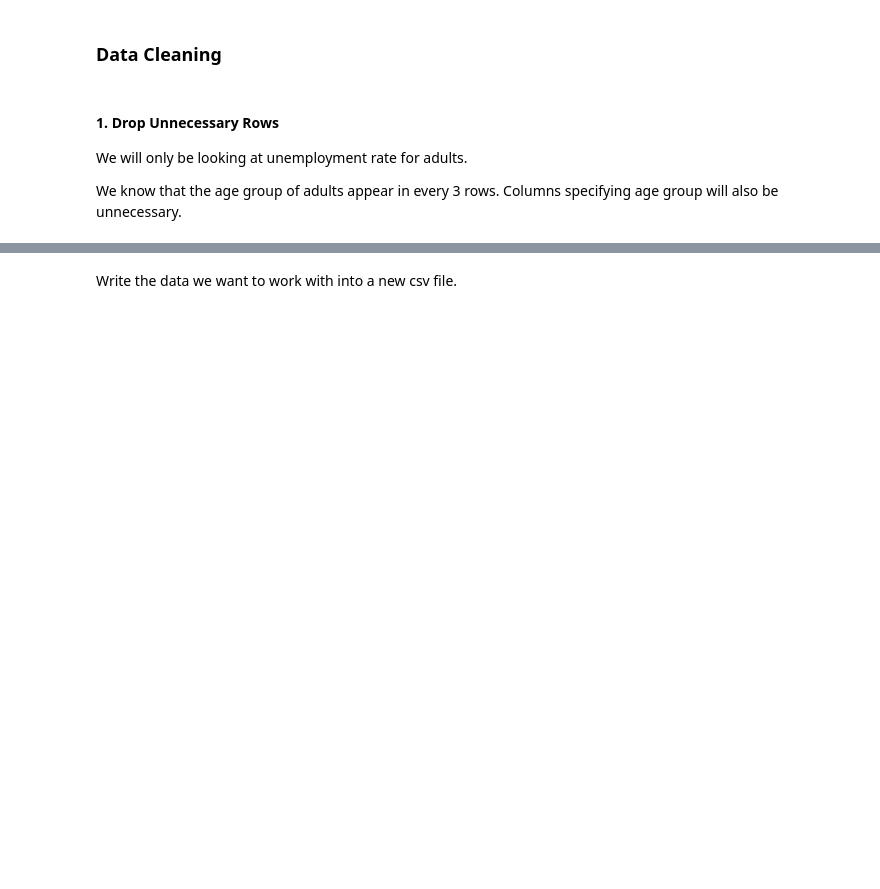
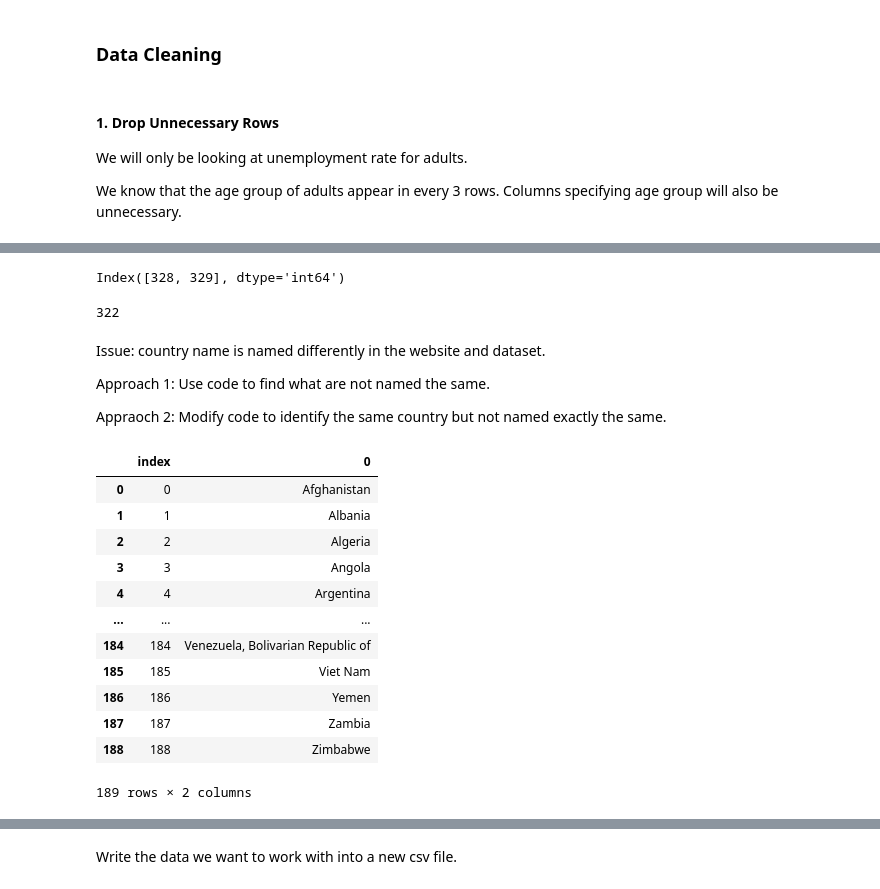
Before and after one commit to niannianwang/Global-Unemployment-Prediction, a Jupyter notebook: notebook.ipynb, the cells around one changed output, grey strips where cells are left out. Saved outputs shown, nothing was run; the diff lists cells and outputs as text; code cells hidden in the pictures; blank space fills up the shorter version.

```diff
--- a/notebook.ipynb
+++ b/notebook.ipynb
@@ -44,0 +88,4 @@ adults_data
+# %%
+adults_data.loc[adults_data['country_name']== 'Taiwan, China'].index
+# %% [output]
+Index([328, 329], dtype='int64')
@@ -44,0 +95,39 @@ adults_data
+# %%
+countries_to_categorize = adults_data['country_name'].copy()
+categorized = []
+for country in countries_to_categorize:
+    country = preprocess_country_name(country)
+    for continent, countries in continents_dict.items():
+        preprocessed_countries = [preprocess_country_name(c) for c in countries]
+        if country in preprocessed_countries: # country name is named differently in the website to the dataframe
+            categorized.append(continent)
+            break
+len(categorized)
+# %% [output]
+322
+# %% [markdown]
+Issue: country name is named differently in the website and dataset.
+
+Approach 1: Use code to find what are not named the same.
+
+Appraoch 2: Modify code to identify the same country but not named exactly the same.
+# %%
+# all countries need to be categorized from dataframe
+data_countries = (pd.Series(countries_to_categorize.unique()
+                            ).to_frame()
+                            .reset_index())
+data_countries
+# %% [output]
+|  | index | 0 |
+| 0 | 0 | Afghanistan |
+| 1 | 1 | Albania |
+| 2 | 2 | Algeria |
+| 3 | 3 | Angola |
+| 4 | 4 | Argentina |
+| ... | ... | ... |
+| 184 | 184 | Venezuela, Bolivarian Republic of |
+| 185 | 185 | Viet Nam |
+| 186 | 186 | Yemen |
+| 187 | 187 | Zambia |
+| 188 | 188 | Zimbabwe |
+189 rows × 2 columns
```
Also changed, not shown: parts of 14 cells of this notebook, 3 other files.
